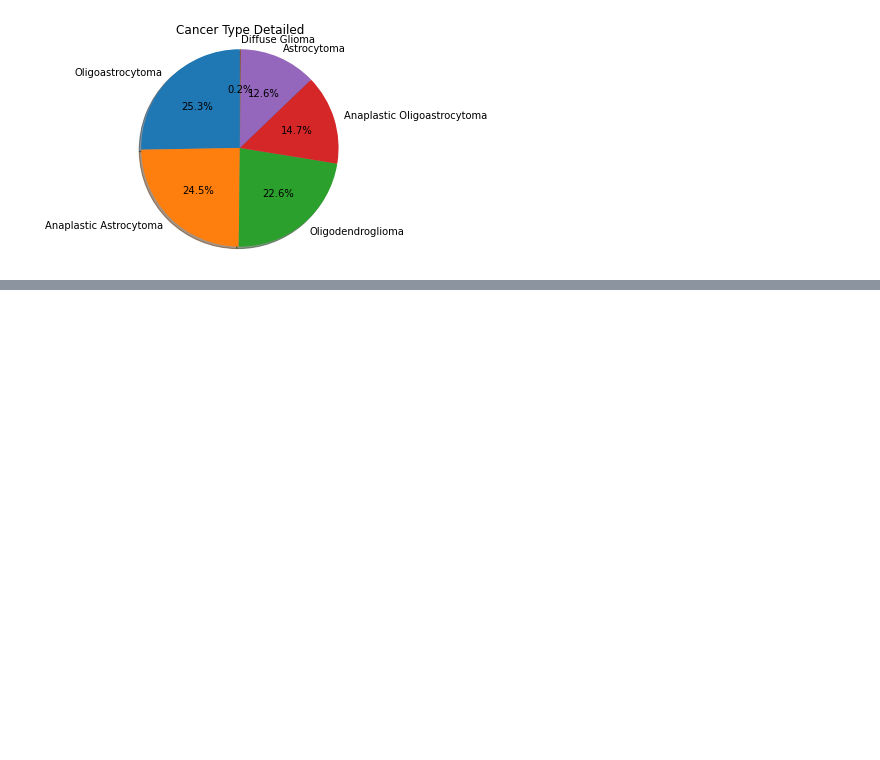
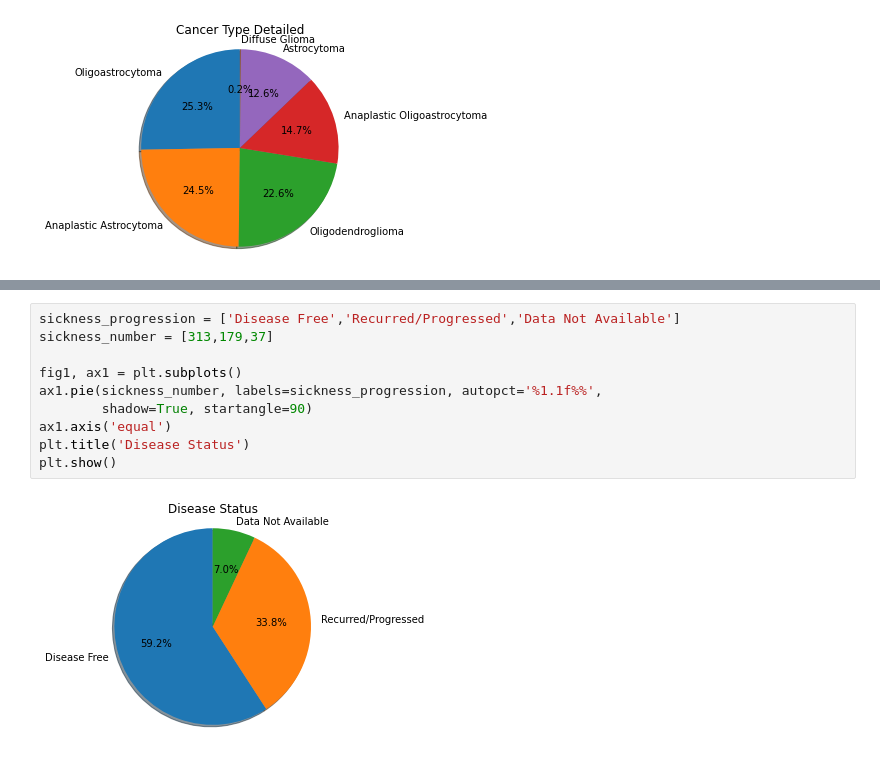
Before and after one commit to anaalexoliveira/Bioinformatica_Glioma, a Jupyter notebook: Glioma_Analysis.ipynb, the cells around one changed output, grey strips where cells are left out. Drawn from its saved outputs; the diff is of its cells as text; blank space fills up the shorter version.

```diff
--- a/Glioma_Analysis.ipynb
+++ b/Glioma_Analysis.ipynb
@@ -277,0 +312,12 @@ plt.show()
+# %%
+sickness_progression = ['Disease Free','Recurred/Progressed','Data Not Available']
+sickness_number = [313,179,37]
+
+fig1, ax1 = plt.subplots()
+ax1.pie(sickness_number, labels=sickness_progression, autopct='%1.1f%%',
+        shadow=True, startangle=90)
+ax1.axis('equal')
+plt.title('Disease Status')
+plt.show()
+# %% [output]
+[figure, added]
```
Also changed, not shown: parts of 16 cells of this notebook.
